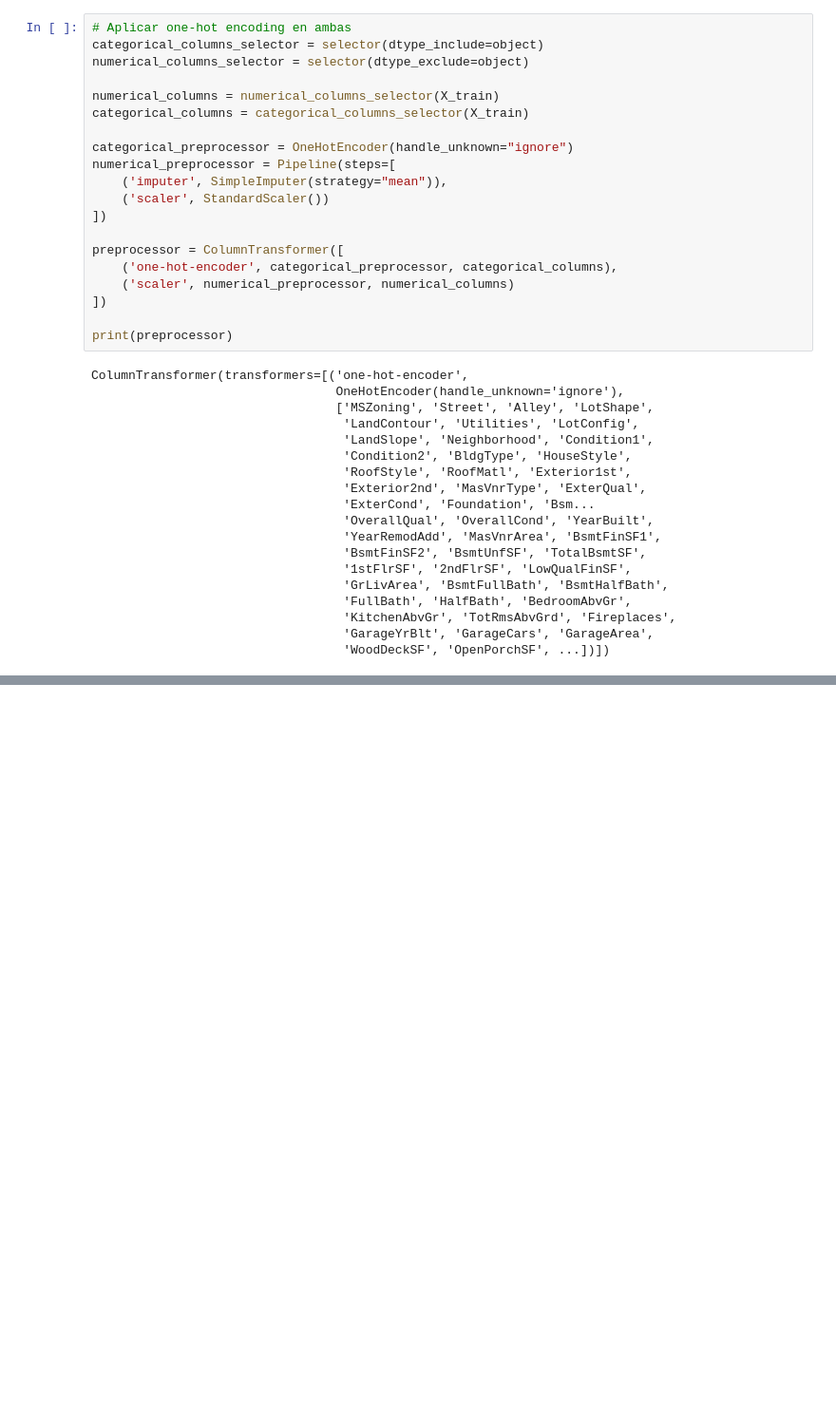
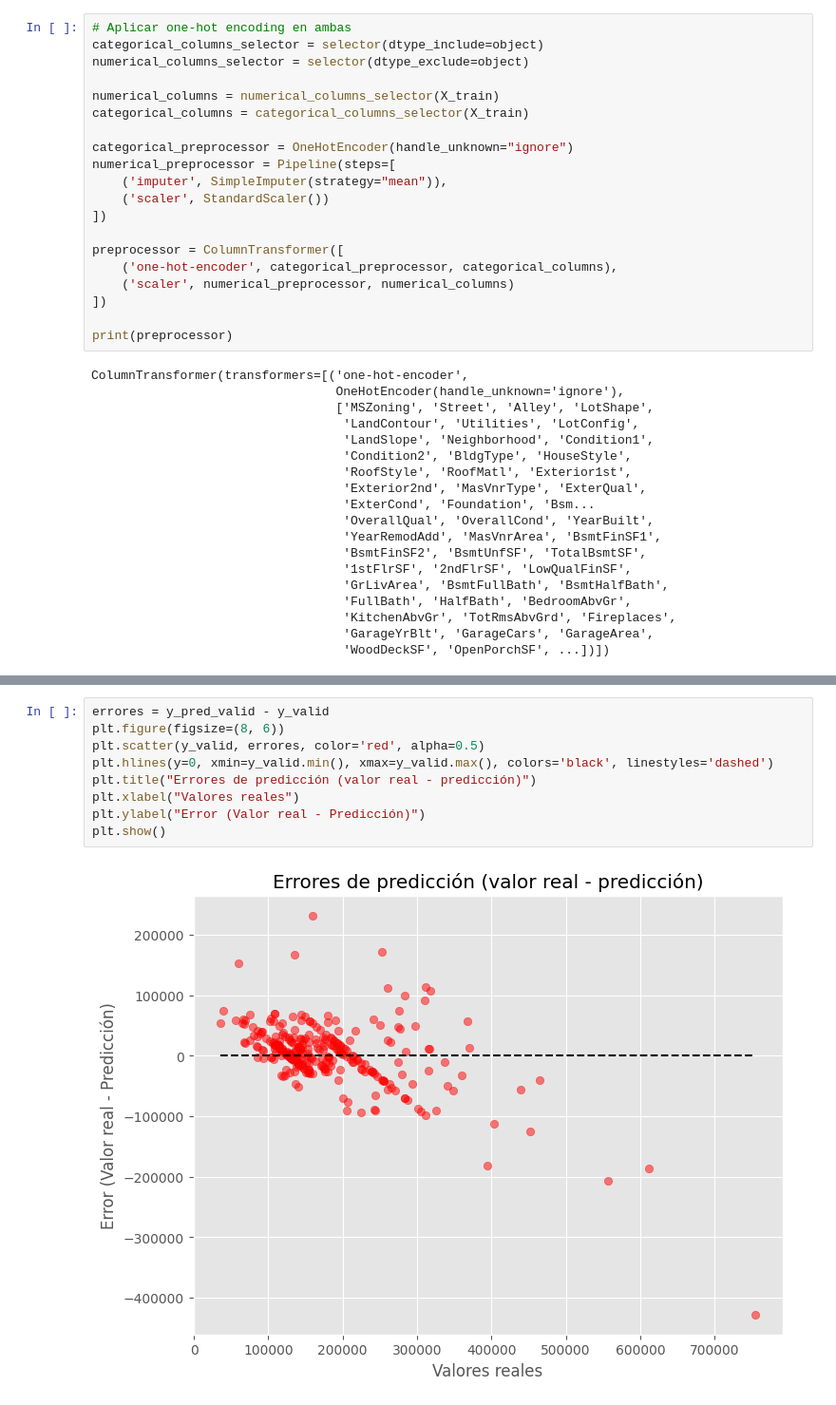
Before and after one commit to DiegoGarV/HDT4-DB2, a Jupyter notebook: arbol_regresion.ipynb, the cells around one changed output, grey strips where cells are left out. Shown at 95% size. Cells and saved outputs as stored; diff of their text form; blank space fills up the shorter version.

```diff
--- a/arbol_regresion.ipynb
+++ b/arbol_regresion.ipynb
@@ -126,0 +170,11 @@ MSE: 2429868939.7797
+# %%
+errores = y_pred_valid - y_valid
+plt.figure(figsize=(8, 6))
+plt.scatter(y_valid, errores, color='red', alpha=0.5)
+plt.hlines(y=0, xmin=y_valid.min(), xmax=y_valid.max(), colors='black', linestyles='dashed')
+plt.title("Errores de predicción (valor real - predicción)")
+plt.xlabel("Valores reales")
+plt.ylabel("Error (Valor real - Predicción)")
+plt.show()
+# %% [output]
+[figure, added]
```
Also changed, not shown: parts of 7 cells of this notebook.
